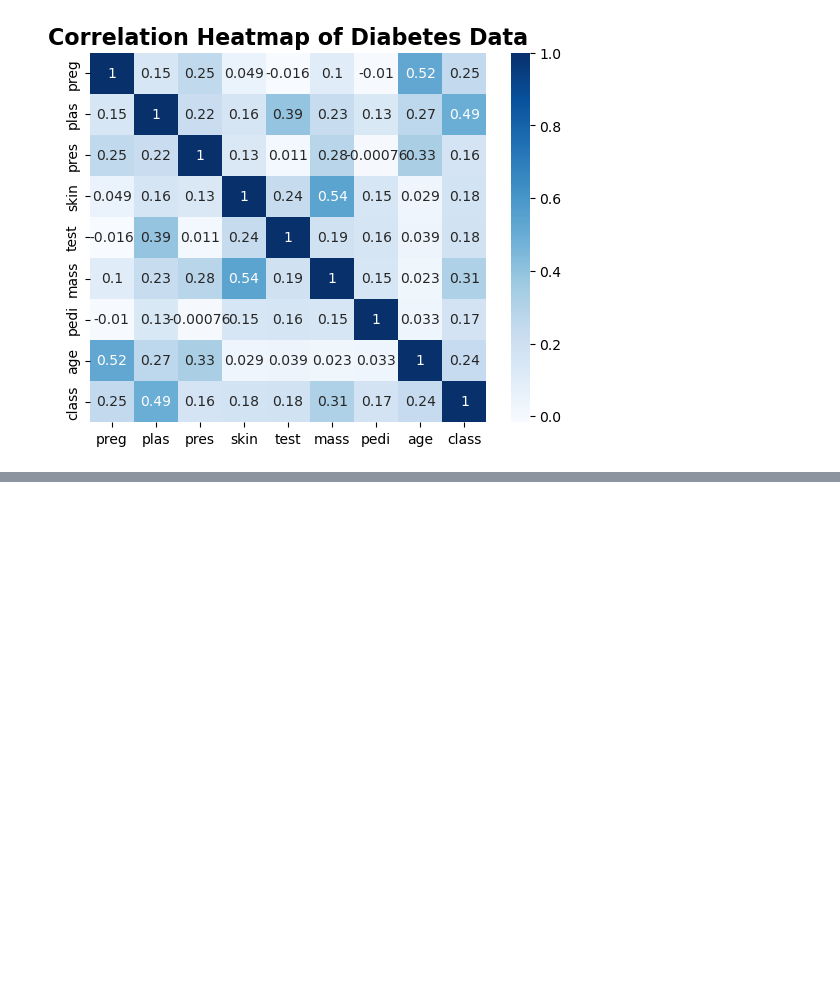
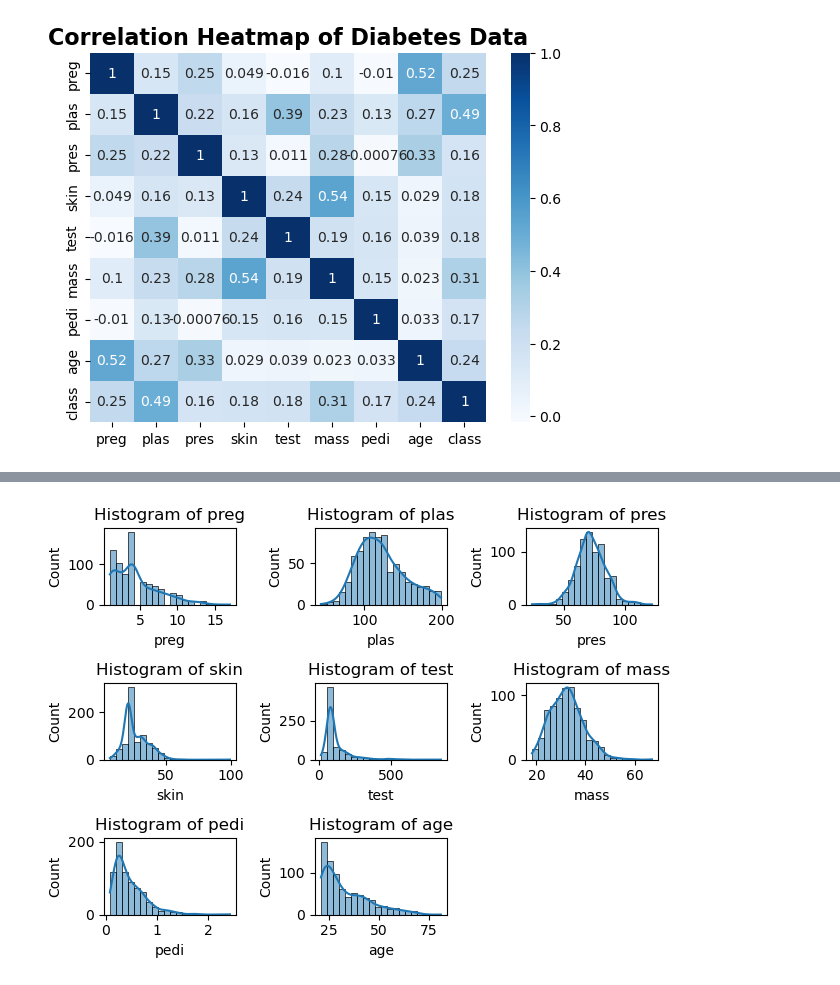
Before and after one commit to rahknov/CS103, a Jupyter notebook: Activity 2/data.ipynb, the cells around one changed output, grey strips where cells are left out. Drawn from its saved outputs; the diff is of its cells as text; code cells hidden in the pictures; blank space fills up the shorter version.

```diff
--- a/Activity 2/data.ipynb
+++ b/Activity 2/data.ipynb
@@ -224,0 +246,40 @@ Text(0.5, 1.0, 'Skewness of Diabetes Data')
+# %%
+#Plotting the skewness of each column using histplot and adding kde
+plt.subplot(3, 3, 1)
+sns.histplot(diabetes_df['preg'], bins=20, kde=True)
+plt.title('Histogram of preg')
+
+plt.subplot(3, 3, 2)
+sns.histplot(diabetes_df['plas'], bins=20, kde=True)
+plt.title('Histogram of plas')
+
+plt.subplot(3, 3, 3)
+sns.histplot(diabetes_df['pres'], bins=20, kde=True)
+plt.title('Histogram of pres')
+
+plt.subplot(3, 3, 4)
+sns.histplot(diabetes_df['skin'], bins=20, kde=True)
+plt.title('Histogram of skin')
+
+plt.subplot(3, 3, 5)
+sns.histplot(diabetes_df['test'], bins=20, kde=True)
+plt.title('Histogram of test')
+
+plt.subplot(3, 3, 6)
+sns.histplot(diabetes_df['mass'], bins=20, kde=True)
+plt.title('Histogram of mass')
+
+plt.subplot(3, 3, 7)
+sns.histplot(diabetes_df['pedi'], bins=20, kde=True)
+plt.title('Histogram of pedi')
+
+plt.subplot(3, 3, 8)
+sns.histplot(diabetes_df['age'], bins=20, kde=True)
+plt.title('Histogram of age')
+
+
+
+# Adjust layout to prevent overlap
+plt.tight_layout()
+# %% [output]
+[figure, added]
```
Also changed, not shown: parts of 12 cells of this notebook.
